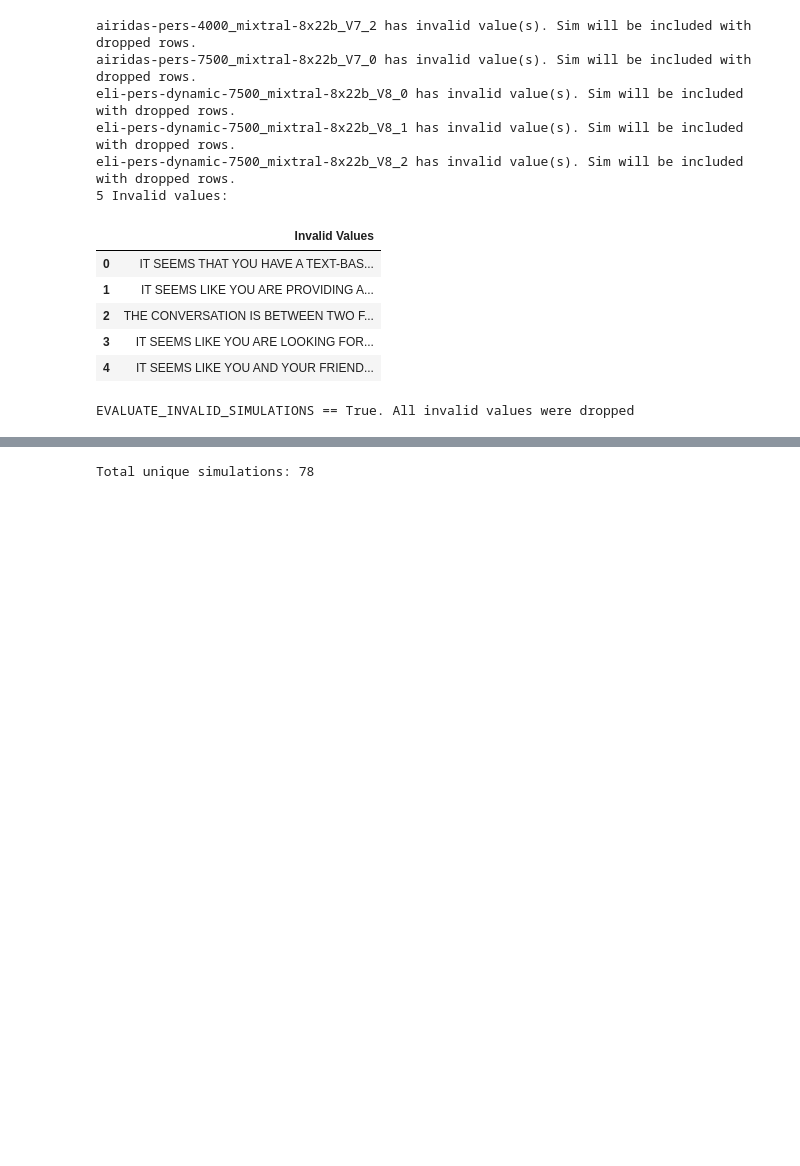
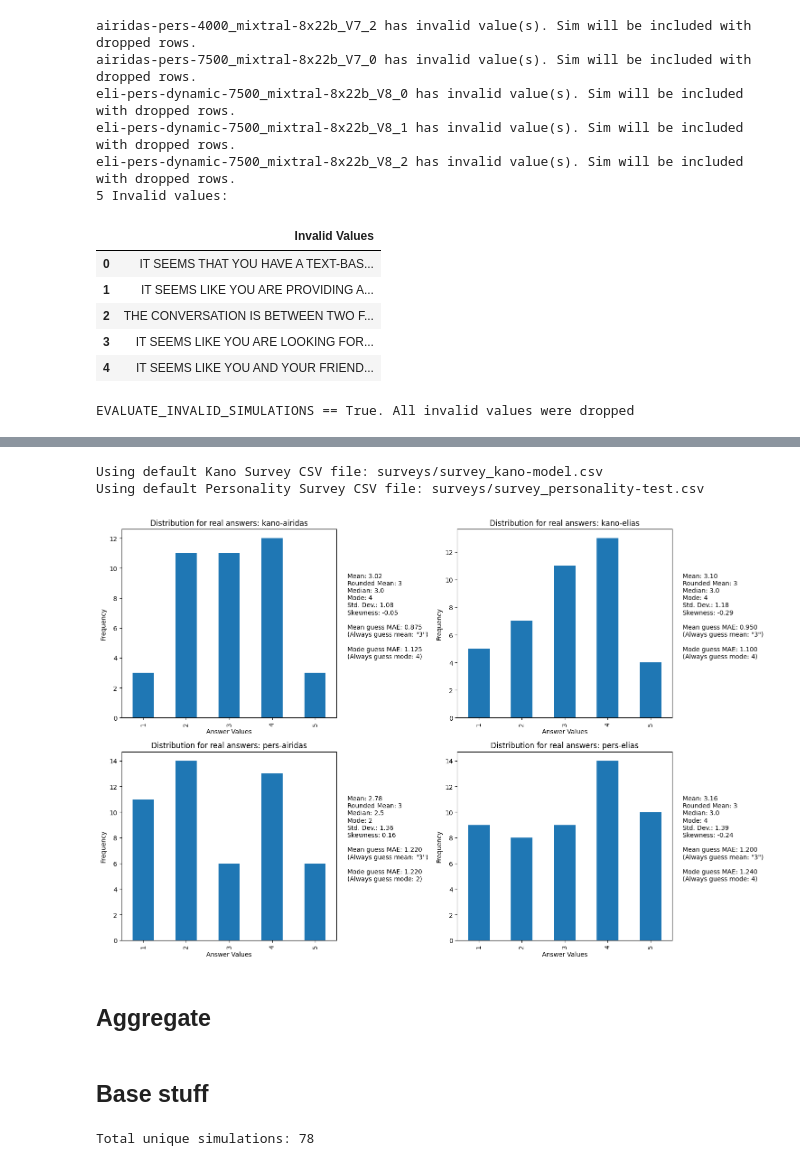
Before and after one commit to Brikas/Thesis, a Jupyter notebook: airi_analysis.ipynb, the cells around one changed output, grey strips where cells are left out. Drawn from its saved outputs; the diff is of its cells as text; code cells hidden in the pictures; blank space fills up the shorter version.

```diff
--- a/airi_analysis.ipynb
+++ b/airi_analysis.ipynb
@@ -394,3 +430,81 @@ EVALUATE_INVALID_SIMULATIONS == True. All invalid values were dropped
+# %%
+import matplotlib.pyplot as plt
+import numpy as np
+
+
+surv_kano = survey.KanoSurvey()
+surv_pers = survey.PersonalitySurvey()
+
+surv_kano.df = remap_answers_to_integers(surv_kano.df, surv_kano, remap_answer=False)
+surv_pers.df = remap_answers_to_integers(surv_pers.df, surv_pers, remap_answer=False)
+
+val_counts = {
+    "kano-airidas": surv_kano.df['airidas'].value_counts().sort_index(),
+    "kano-elias": surv_kano.df['elias'].value_counts().sort_index(),
+    "pers-airidas": surv_pers.df['airidas'].value_counts().sort_index(),
+    "pers-elias": surv_pers.df['elias'].value_counts().sort_index(),
+}
+
+plt.figure(figsize=(15, 10))
+# Loop through the dictionary, plot data, and annotate with statistics
+for i, (key, value) in enumerate(val_counts.items(), start=1):
+    ax = plt.subplot(2, 2, i)
+    if not value.empty:
+        value.plot(kind='bar', ax=ax)
+        plt.title(f"Distribution for real answers: {key}")
+        plt.xlabel('Answer Values')
+        plt.ylabel('Frequency')
+
+        # Create an expanded array with the values repeated by their counts
+        val_array = np.repeat(value.index, value.values)
+
+        # Compute basic statistics
+        mean = np.mean(val_array)  # Mean of the distribution
+        median = np.median(val_array)  # Median of the distribution
+        mode = value.idxmax()  # Most frequently occurring value
+        std_dev = np.std(val_array)  # Standard deviation of the distribution
+
+        # Compute skewness manually
+        skewness = np.sum((val_array - mean)**3) / (len(val_array) * std_dev**3)
+
+        # Compute Mean Absolute Error when guessing "3" for all responses
+        mae = np.mean(np.abs(val_array - 3))  # MAE from guessing "3"
+        mae_mode = np.mean(np.abs(val_array - mode))  # MAE from guessing "3"
+
+        # Prepare description to show on plots
+        stats_text = (
+            f'Mean: {mean:.2f}\n'
+            f"Rounded Mean: {round(mean)}\n"
+            f'Median: {median}\n'
+            f'Mode: {mode}\n'
+            f'Std. Dev.: {std_dev:.2f}\n'
+            f'Skewness: {skewness:.2f}\n\n'
+            f'Mean guess MAE: {mae:.3f}\n'
+            f'(Always guess mean: "3")\n\n'
+
+            f'Mode guess MAE: {mae_mode:.3f}\n'
+            f'(Always guess mode: {mode})\n\n'
+        )
+
+
+
+        # Display the description in the plot
+        plt.annotate(stats_text, xy=(1.05, 0.5), xycoords='axes fraction',
+                     fontsize=10, ha='left', va='center')
+    else:
+        plt.title(key)
+        plt.text(0.5, 0.5, 'No data available', ha='center', va='center')
+        plt.xticks([])
+
+# Adjust layout to prevent overlapping content
+plt.tight_layout()
+plt.show()
+# %% [output]
+Using default Kano Survey CSV file: surveys/survey_kano-model.csv
+Using default Personality Survey CSV file: surveys/survey_personality-test.csv
+[figure, added]
+# %% [markdown]
+## Aggregate
 # %%
 # Define how columns should be groped
 aggregation_dict = {
@@ -420,6 +534,8 @@ for key in aggregation_dict.keys():
     if 'mean' in aggregation_dict[key]:
         dfg.rename(columns={f"{key}_mean": key}, inplace=True)
 dfg = dfg.reset_index()
+# %% [markdown]
+## Base stuff
 # %%
 base_dfg = dfg[dfg['is_base'] == True]
 global_base_scores = {
```
Also changed, not shown: parts of 17 cells of this notebook.
